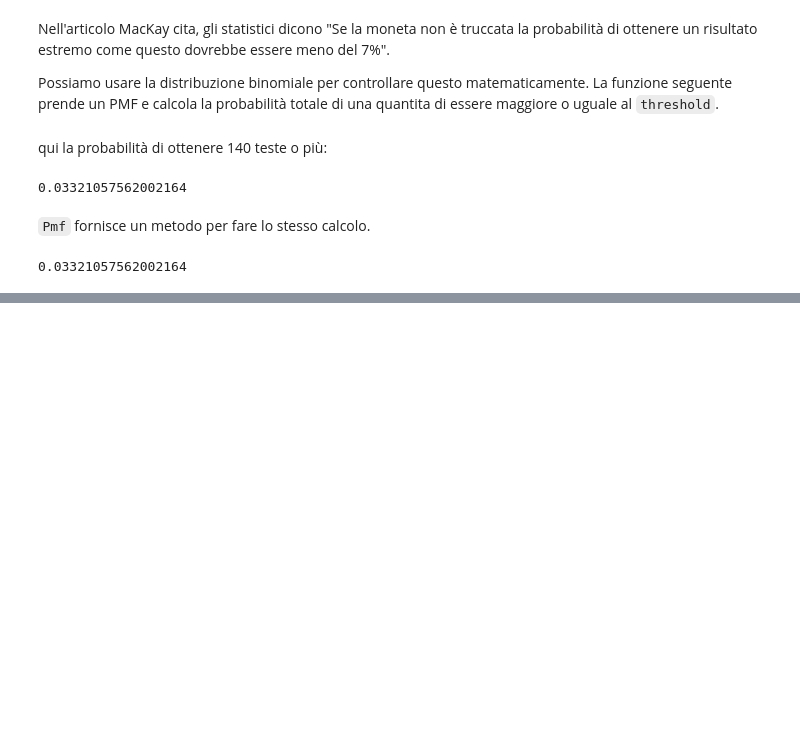
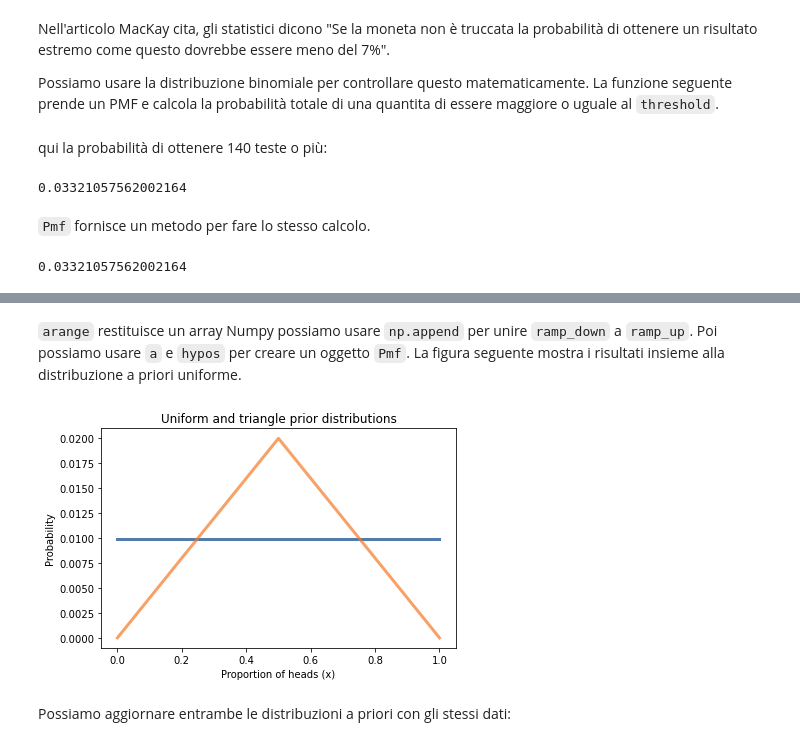
Before and after one commit to fdalforno/stats101, a Jupyter notebook: 18-Proporzioni di stima.ipynb, the cells around one changed output, grey strips where cells are left out. Cells and saved outputs as stored; diff of their text form; code cells hidden in the pictures; blank space fills up the shorter version.

```diff
--- a/18-Proporzioni di stima.ipynb
+++ b/18-Proporzioni di stima.ipynb
@@ -138,0 +189,3 @@ pmf_k.ge_dist(140)
+# %%
+hypos = np.linspace(0, 1, 101)
+prior = Pmf(1, hypos)
@@ -138,0 +275,12 @@ pmf_k.ge_dist(140)
+# %% [markdown]
+`arange` restituisce un array Numpy possiamo usare `np.append` per  unire `ramp_down` a `ramp_up`.
+Poi possiamo usare `a` e `hypos` per creare un oggetto `Pmf`.
+La figura seguente mostra i risultati insieme alla distribuzione a priori uniforme.
+# %%
+uniform.plot()
+triangle.plot()
+decorate_euro(title='Uniform and triangle prior distributions')
+# %% [output]
+[figure, added]
+# %% [markdown]
+Possiamo aggiornare entrambe le distribuzioni a priori con gli stessi dati:
```
Also changed, not shown: parts of 64 cells of this notebook, 3 other files.
